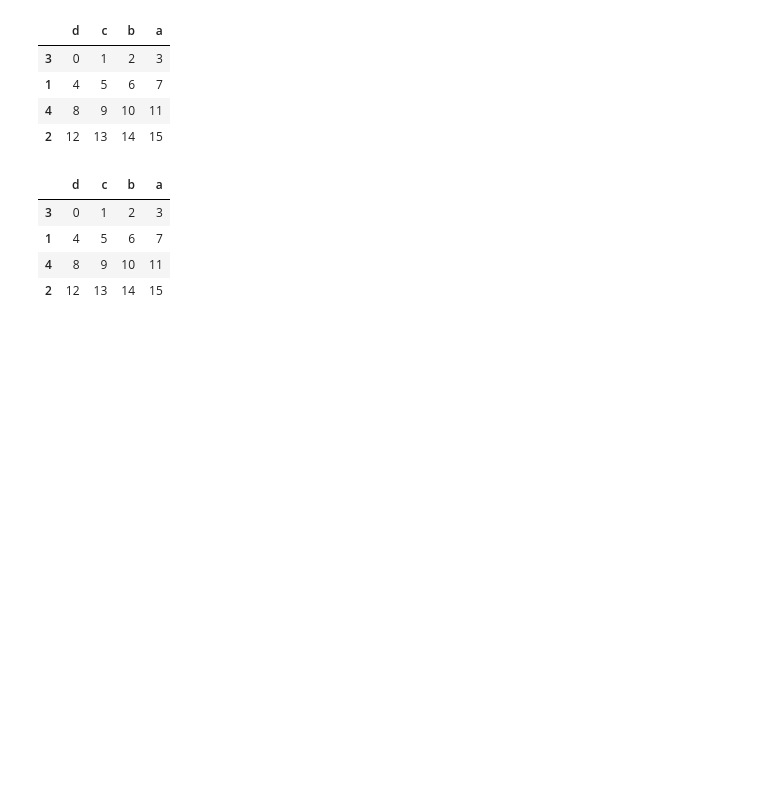
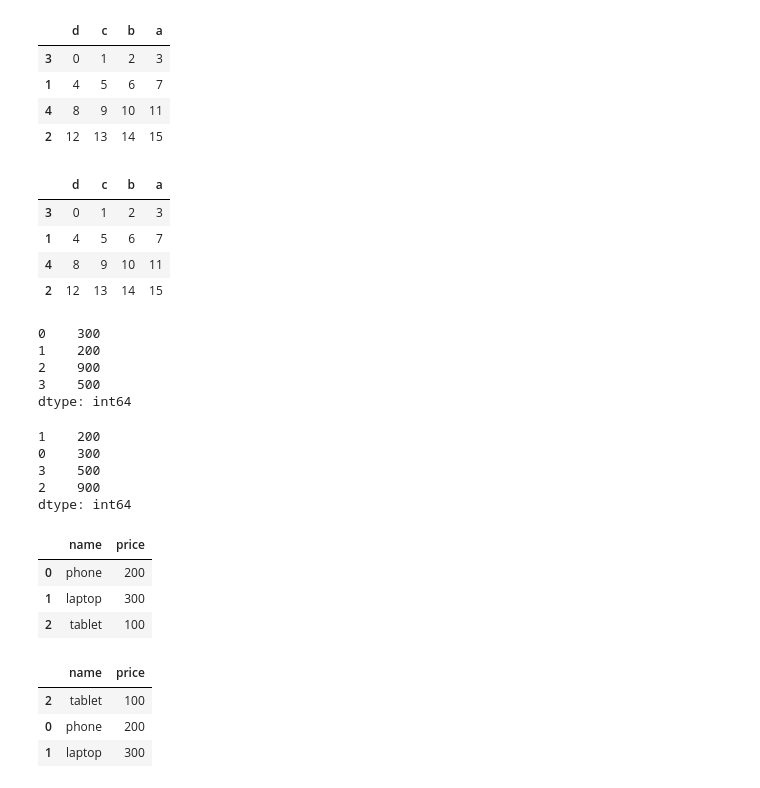
Before and after one commit to jenstem/data-analysis, a Jupyter notebook: Data Analysis/demo.ipynb, the cells around one changed output. Saved outputs shown, nothing was run; the diff lists cells and outputs as text; code cells hidden in the pictures; blank space fills up the shorter version.

Commit message:
Test sorting w sort_values() method

```diff
--- a/Data Analysis/demo.ipynb
+++ b/Data Analysis/demo.ipynb
@@ -685,3 +685,35 @@ d.sort_index(axis=1, ascending=False)
 | 1 | 4 | 5 | 6 | 7 |
 | 4 | 8 | 9 | 10 | 11 |
 | 2 | 12 | 13 | 14 | 15 |
+# %%
+prices = Series([300,200,900,500])
+prices
+# %% [output]
+0    300
+1    200
+2    900
+3    500
+dtype: int64
+# %%
+prices.sort_values()
+# %% [output]
+1    200
+0    300
+3    500
+2    900
+dtype: int64
+# %%
+products = DataFrame({'name':['phone','laptop','tablet'],'price':[200,300, 100]})
+products
+# %% [output]
+|  | name | price |
+| 0 | phone | 200 |
+| 1 | laptop | 300 |
+| 2 | tablet | 100 |
+# %%
+products.sort_values(by='price')
+# %% [output]
+|  | name | price |
+| 2 | tablet | 100 |
+| 0 | phone | 200 |
+| 1 | laptop | 300 |
```
